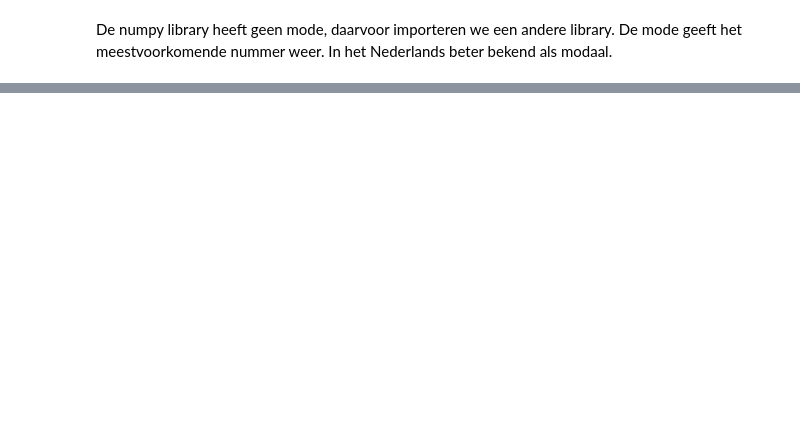
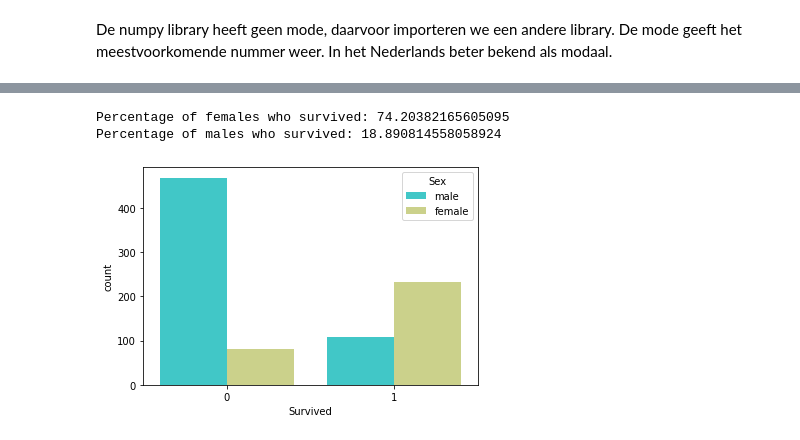
Before and after one commit to ystouthart/Justid_DGW, a Jupyter notebook: DGW_Python3_intro.ipynb, the cells around one changed output, grey strips where cells are left out. Drawn from its saved outputs; the diff is of its cells as text; code cells hidden in the pictures; blank space fills up the shorter version.

```diff
--- a/DGW_Python3_intro.ipynb
+++ b/DGW_Python3_intro.ipynb
@@ -160,0 +385,12 @@ print("de mode is", x)
+# %%
+
+
+sns.countplot(x='Survived',hue='Sex',data=df,palette='rainbow')
+#print percentages of females vs. males that survive
+print("Percentage of females who survived:", df["Survived"][df["Sex"] == 'female'].value_counts(normalize = True)[1]*100)
+
+print("Percentage of males who survived:", df["Survived"][df["Sex"] == 'male'].value_counts(normalize = True)[1]*100)
+# %% [output]
+Percentage of females who survived: 74.20382165605095
+Percentage of males who survived: 18.890814558058924
+[figure, added]
```
Also changed, not shown: parts of 54 cells of this notebook.
